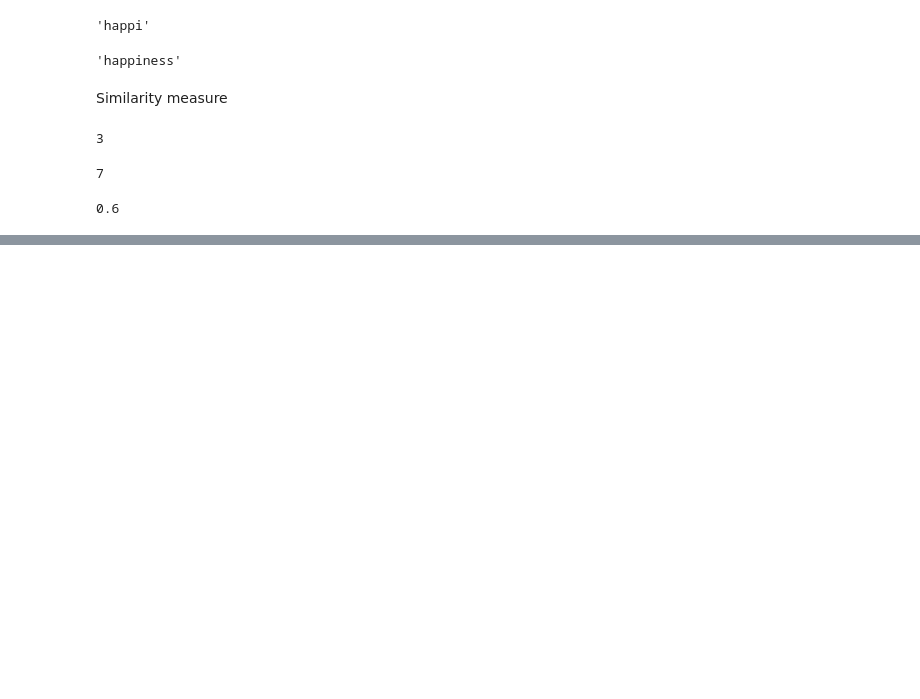
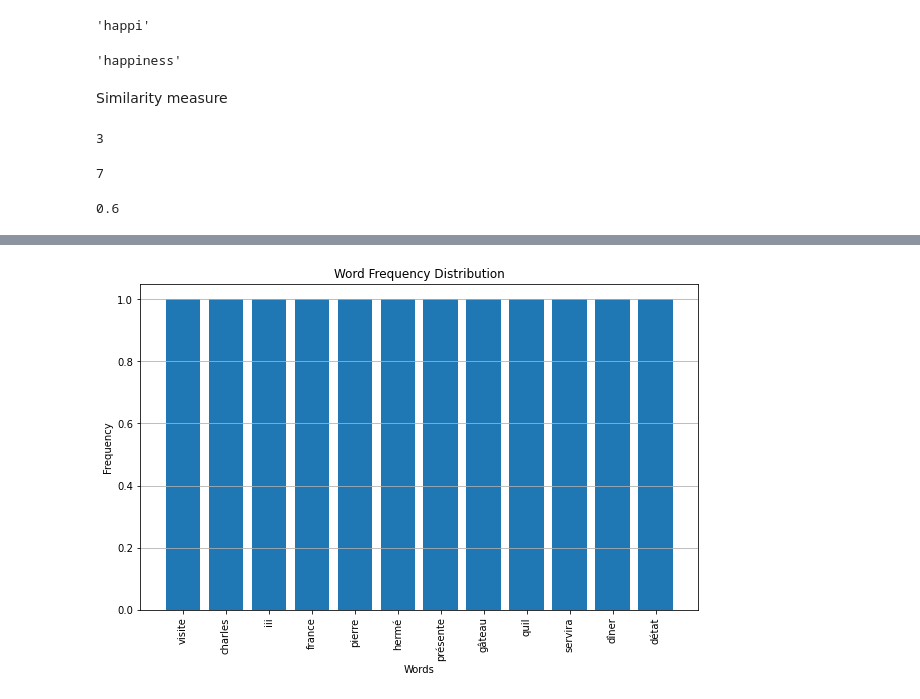
Before and after one commit to soraps/NLP_ESILV, a Jupyter notebook: NLP_TP1.ipynb, the cells around one changed output, grey strips where cells are left out. Cells and saved outputs as stored; diff of their text form; code cells hidden in the pictures; blank space fills up the shorter version.

```diff
--- a/NLP_TP1.ipynb
+++ b/NLP_TP1.ipynb
@@ -261,0 +288,94 @@ print(jaccard_distance(X,Y))
+# %%
+
+import re
+import nltk
+import matplotlib.pyplot as plt
+from nltk.tokenize import word_tokenize
+from nltk.corpus import stopwords
+from collections import Counter
+
+# Make sure you have nltk stopwords downloaded for French
+nltk.download("stopwords")
+nltk.download("punkt")
+
+# Function to preprocess French text (remove punctuation, lowercase, and stop words)
+def preprocess_text_french(text):
+    text = text.lower()
+    text = re.sub(r'[^\w\sàâçéèêëîïôûùüÿœæÀÂÇÉÈÊËÎÏÔÛÙÜŸŒÆ]', '', text)
+    words = word_tokenize(text, language="french")
+    stopwords_french = set(stopwords.words("french"))
+    words = [word for word in words if word not in stopwords_french]
+    return words
+
+# Function to calculate Zipf's Law statistics for a given French text
+def zipf_law_french(text):
+    words = preprocess_text_french(text)
+    word_freq = nltk.FreqDist(words)
+
+    # Sort word frequencies by count in descending order
+    sorted_freq = sorted(word_freq.items(), key=lambda x: x[1], reverse=True)
+    return sorted_freq
+
+def plot_zipf_law(sorted_freq):
+    words, frequencies = zip(*sorted_freq)
+
+    plt.figure(figsize=(10, 6))
+    plt.bar(words, frequencies)
+    plt.title("Word Frequency Distribution")
+    plt.xlabel("Words")
+    plt.ylabel("Frequency")
+    plt.xticks(rotation=90)
+    plt.grid(axis="y")
+    plt.show()
+
+# Three example articles in French
+article1 = """VISITE DE CHARLES III EN FRANCE: PIERRE HERMÉ PRÉSENTE LE GÂTEAU QU'IL SERVIRA AU DÎNER D'ÉTAT"""
+
+article2 = """CLe roi Charles III et la reine Camilla ont commencé leur visite en France et sont attendus pour un dîner d’Etat à Versailles ce soir """
+
+article3 = """ HARCÈLEMENT SCOLAIRE: GABRIEL ATTAL SALUE UNE RÉPONSE "RAPIDE" APRÈS L'INTERPELLATION D'UN ÉLÈVE À ALFORTVILLE """
+# Analyze Zipf's Law for each article
+word_freq1 = dict(zipf_law_french(article1))
+word_freq2 = dict(zipf_law_french(article2))
+word_freq3 = dict(zipf_law_french(article3))
+
+# Combine all unique words from the three articles
+all_words = set(word_freq1.keys()) | set(word_freq2.keys()) | set(word_freq3.keys())
+
+# Create vectors of word frequencies for each article
+vector1 = [word_freq1.get(word, 0) for word in all_words]
+vector2 = [word_freq2.get(word, 0) for word in all_words]
+vector3 = [word_freq3.get(word, 0) for word in all_words]
+
+# Calculate cosine similarity between article 1 and article 2
+similarity_1_2 = cosine_similarity([vector1], [vector2])[0][0]
+
+# Calculate cosine similarity between article 1 and article 3
+similarity_1_3 = cosine_similarity([vector1], [vector3])[0][0]
+
+# Calculate cosine similarity between article 2 and article 3
+similarity_2_3 = cosine_similarity([vector2], [vector3])[0][0]
+
+print("Cosine Similarity between Article 1 and Article 2:", similarity_1_2)
+print("Cosine Similarity between Article 1 and Article 3:", similarity_1_3)
+print("Cosine Similarity between Article 2 and Article 3:", similarity_2_3)
+
+# Find the most similar pair of articles
+most_similar_pair = min([(similarity_1_2, "Article 1 and Article 2"), (similarity_1_3, "Article 1 and Article 3"), (similarity_2_3, "Article 2 and Article 3")], key=lambda x: x[0])
+
+print("\nThe most similar pair of articles is:", most_similar_pair[1])
+
+# Analyze Zipf's Law for each article
+word_freq1 = zipf_law_french(article1)
+word_freq2 = zipf_law_french(article2)
+word_freq3 = zipf_law_french(article3)
+# Create Zipf's Law plots for each article
+print("Zipf's Law analysis for Article 1:")
+plot_zipf_law(word_freq1)
+
+print("\nZipf's Law analysis for Article 2:")
+plot_zipf_law(word_freq2)
+
+print("\nZipf's Law analysis for Article 3:")
+plot_zipf_law(word_freq3)
+# %% [output]
@@ -261,0 +394 @@ print(jaccard_distance(X,Y))
+[figure, added]
```
Also changed, not shown: parts of 3 cells of this notebook.
